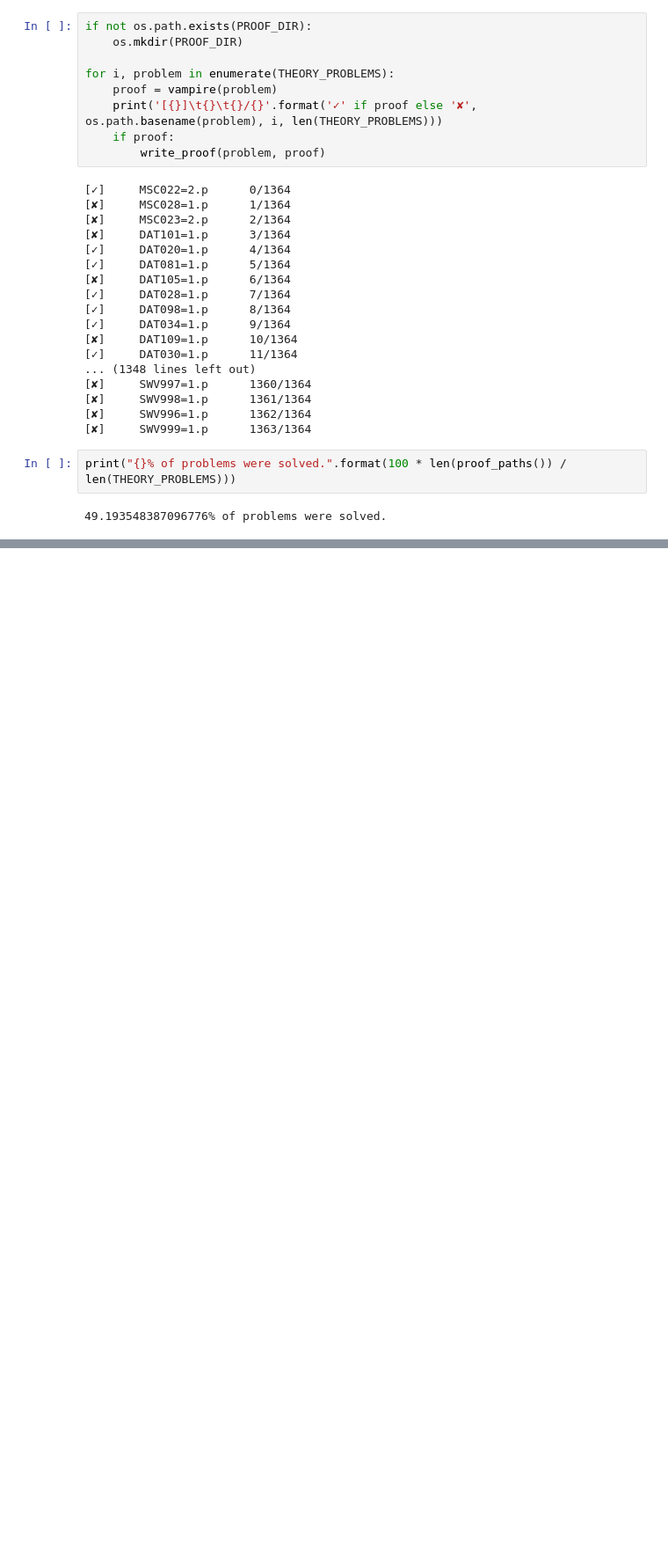
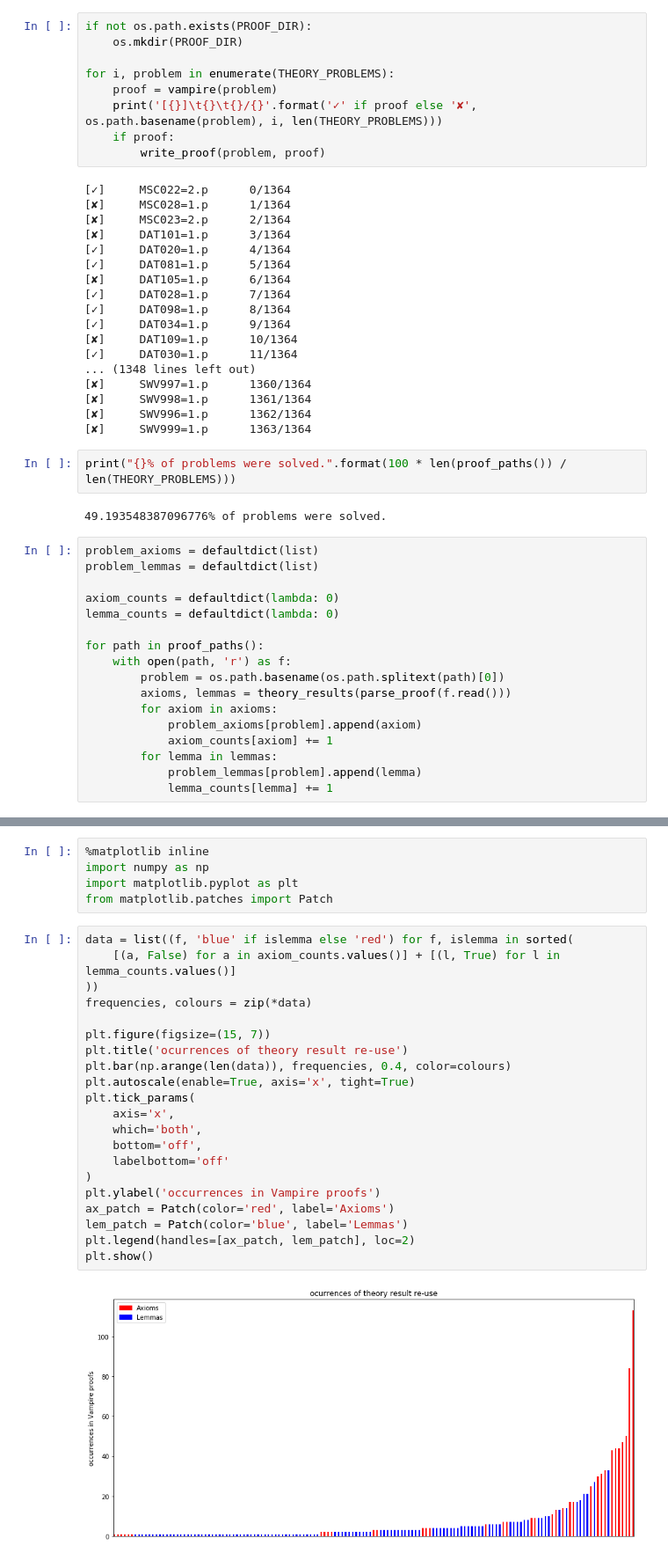
Before and after one commit to MichaelRawson/phd, a Jupyter notebook: theory-axioms/theory-axioms.ipynb, the cells around one changed output, grey strips where cells are left out. Shown at 88% size. Saved outputs shown, nothing was run; the diff lists cells and outputs as text; blank space fills up the shorter version.

Commit message:
more data processing, added occurrence graph

```diff
--- a/theory-axioms/theory-axioms.ipynb
+++ b/theory-axioms/theory-axioms.ipynb
@@ -96,4 +96,21 @@ for i, problem in enumerate(THEORY_PROBLEMS):
 print("{}% of problems were solved.".format(100 * len(proof_paths()) / len(THEORY_PROBLEMS)))
 # %% [output]
 49.193548387096776% of problems were solved.
+# %%
+problem_axioms = defaultdict(list)
+problem_lemmas = defaultdict(list)
+
+axiom_counts = defaultdict(lambda: 0)
+lemma_counts = defaultdict(lambda: 0)
+
+for path in proof_paths():
+    with open(path, 'r') as f:
+        problem = os.path.basename(os.path.splitext(path)[0])
+        axioms, lemmas = theory_results(parse_proof(f.read()))
+        for axiom in axioms:
+            problem_axioms[problem].append(axiom)
+            axiom_counts[axiom] += 1
+        for lemma in lemmas:
+            problem_lemmas[problem].append(lemma)
+            lemma_counts[lemma] += 1
 # %%
@@ -137,0 +161,28 @@ Count   Axiom
+# %%
+%matplotlib inline
+import numpy as np
+import matplotlib.pyplot as plt
+from matplotlib.patches import Patch
+# %%
+data = list((f, 'blue' if islemma else 'red') for f, islemma in sorted(
+    [(a, False) for a in axiom_counts.values()] + [(l, True) for l in lemma_counts.values()]
+))
+frequencies, colours = zip(*data)
+
+plt.figure(figsize=(15, 7))
+plt.title('ocurrences of theory result re-use')
+plt.bar(np.arange(len(data)), frequencies, 0.4, color=colours)
+plt.autoscale(enable=True, axis='x', tight=True)
+plt.tick_params(
+    axis='x',
+    which='both',
+    bottom='off',
+    labelbottom='off'
+)
+plt.ylabel('occurrences in Vampire proofs')
+ax_patch = Patch(color='red', label='Axioms')
+lem_patch = Patch(color='blue', label='Lemmas')
+plt.legend(handles=[ax_patch, lem_patch], loc=2)
+plt.show()
+# %% [output]
+[figure, added]
```
Also changed, not shown: parts of 1 cell of this notebook.
